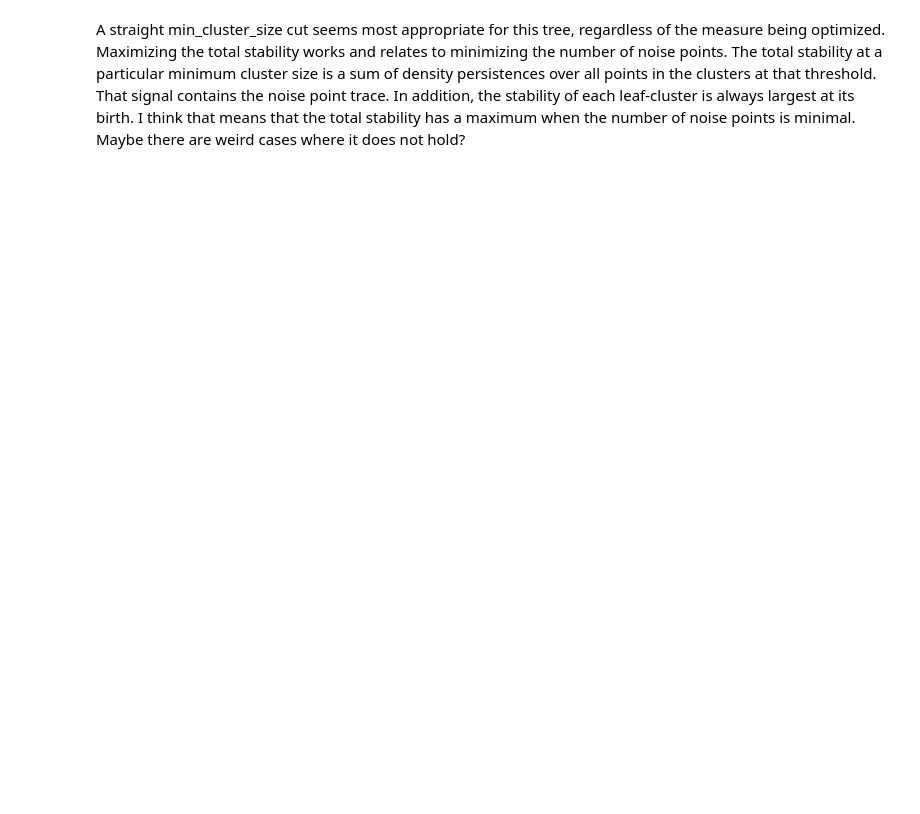
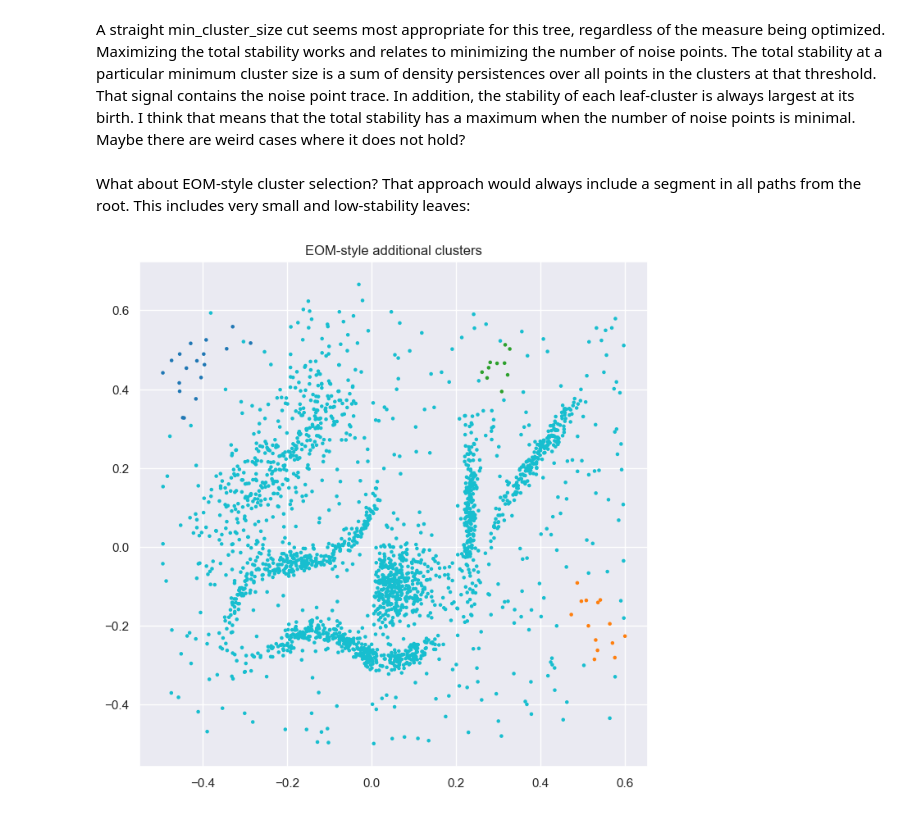
Before and after one commit to JelmerBot/fast_hdbscan, a Jupyter notebook: doc/layer_clustering.ipynb, the cells around one changed output. Drawn from its saved outputs; the diff is of its cells as text; code cells hidden in the pictures; blank space fills up the shorter version.

```diff
--- a/doc/layer_clustering.ipynb
+++ b/doc/layer_clustering.ipynb
@@ -481,3 +477,25 @@ clusters at that threshold. That signal contains the noise point trace. In
 addition, the stability of each leaf-cluster is always largest at its birth. I
 think that means that the total stability has a maximum when the number of noise
 points is minimal. Maybe there are weird cases where it does not hold?
+# %% [markdown]
+What about EOM-style cluster selection? That approach would always include a
+segment in all paths from the root. This includes very small and low-stability
+leaves:
+# %%
+extra_select_leaves = [
+    leaf_id
+    for leaf_id, leaf in leaves.items()
+    if leaf_id != root and leaf["parent"] == root and leaf["death"] < best_size
+]
+
+
+labels = get_cluster_label_vector(
+    tree, extra_select_leaves, cluster_selection_epsilon=0.0, n_samples=n_points
+)
+probs = get_point_membership_strength_vector(tree, extra_select_leaves, labels)
+
+plt.scatter(*data.T, c=labels % 10, s=5, cmap="tab10", vmax=9, vmin=0)
+plt.title(f"EOM-style additional clusters")
+plt.show()
+# %% [output]
+[figure, added]
```
Also changed, not shown: parts of 3 cells of this notebook.
